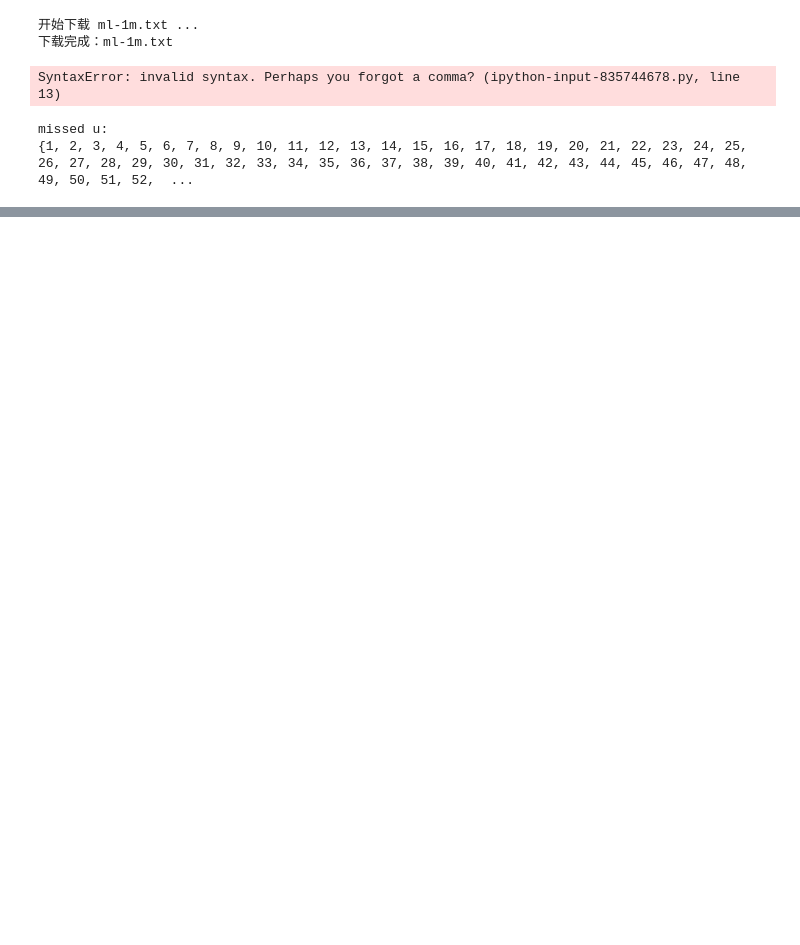
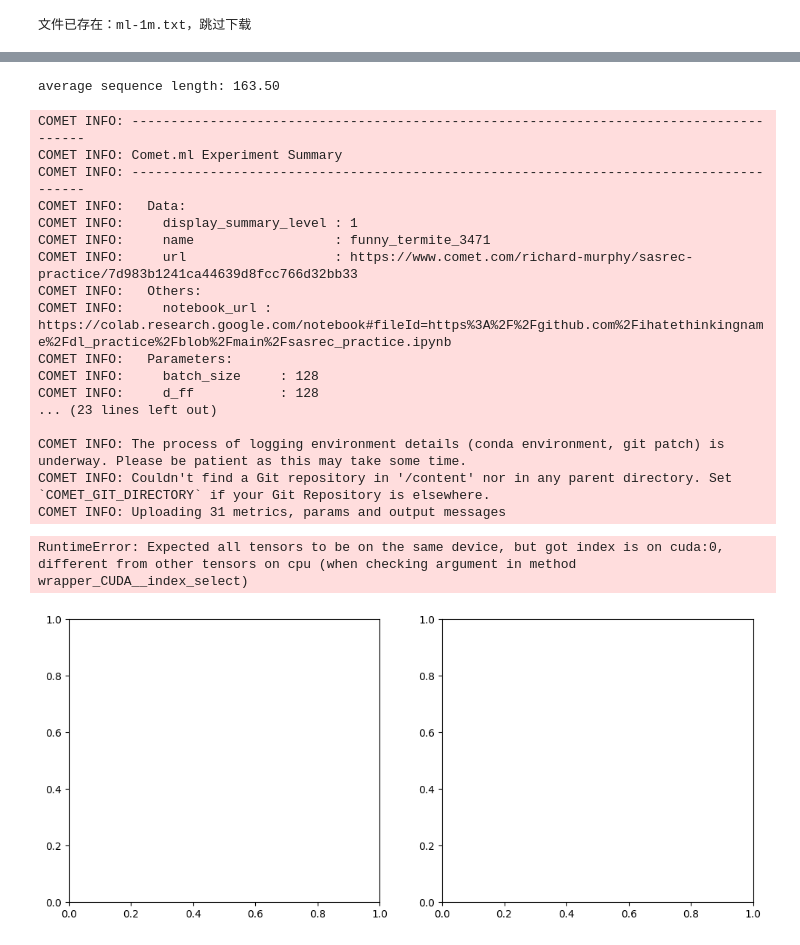
Before and after one commit to ihatethinkingname/dl_practice, a Jupyter notebook: sasrec_practice.ipynb, the cells around one changed output, grey strips where cells are left out. Saved outputs shown, nothing was run; the diff lists cells and outputs as text; code cells hidden in the pictures; blank space fills up the shorter version.

```diff
--- a/sasrec_practice.ipynb
+++ b/sasrec_practice.ipynb
@@ -36,7 +36,9 @@ class Embeddings(nn.Module):
     super().__init__()
     self.lut=nn.Embedding(vocab_size,d_model,padding_idx=0)
     self.d_model=d_model
-
+  @property
+  def weight(self):
+    return self.lut.weight
   def forward(self,x):
     return self.lut(x) * math.sqrt(self.d_model)
 
@@ -45,7 +47,9 @@ class PositionalEmbedding(nn.Module):
     super().__init__()
     self.pos_embedding=nn.Embedding(max_len,d_model,padding_idx=0)
     self.dropout=nn.Dropout(dropout_rate)
-
+  @property
+  def weight(self):
+    return self.pos_embedding.weight
   def forward(self,x,zero_padding=True):
     batch_size=x.shape[0]
     seq_len=x.shape[1]
@@ -276,7 +280,7 @@ def create_experiment(args):
                   project_name="sasrec_practice")
 
   # Log our hyperparameters, defined above, to the experiment
-  for param, value in args.items():
+  for param, value in vars(args).items():
     experiment.log_parameter(param, value)
   experiment.flush()
 
@@ -349,7 +353,7 @@ def data_partition(user_hist):
       user_valid[user]=[]
       user_test[user]=[]
     else:
-      user_train[user]=user_hist[user][:,-2]
+      user_train[user]=user_hist[user][:-2]
       user_valid[user]=[user_hist[user][-2]]
       user_test[user]=[user_hist[user][-1]]
   return user_train,user_valid,user_test
@@ -382,7 +386,7 @@ class SASRecDataset(Dataset):
     for i in reversed(self.user_train[uid][:-1]):
       seq[idx]=i
       pos[idx]=nxt
-      neg[idx]=random_neq(1,self.n_item+1,ts) # Change, don't need "if nxt != 0"
+      neg[idx]=random_seq(1,self.n_item+1,ts) # Change, don't need "if nxt != 0"
       nxt=i
       idx-=1
       if idx==-1:
@@ -463,10 +467,9 @@ def evaluate_valid(model,dataset,args):
 
 def evaluate(model,dataset,args):
   return share_eval(model,dataset,args,evaluate_test=True,criterion=bpr_criterion)
-# %% [output]
-开始下载 ml-1m.txt ...
-下载完成：ml-1m.txt
 # %%
+import argparse
+
 args=dict(
     d_model=32,
     n_head=2,
@@ -485,8 +488,7 @@ args=dict(
 
     top_k=10
 )
+args = argparse.Namespace(**args)
-# %% [output]
-SyntaxError: invalid syntax. Perhaps you forgot a comma? (ipython-input-835744678.py, line 13)
 # %%
 # Import data
 file_url = "https://raw.githubusercontent.com/pmixer/SASRec.pytorch/bdb6b77da98b9d6c395283d8b4e1a8bd7cb91efa/python/data/ml-1m.txt"
@@ -541,7 +543,7 @@ for epoch in range(args.n_epoch):
   for idx,batch in enumerate(tqdm(dataloader)):
     lion_optimizer.zero_grad()
     u,seq,pos,neg=(i.to(args.device) for i in batch)
-    pos_logits,neg_logits=model(u,seq,pos,neg)
+    pos_logits,neg_logits=model(seq,pos,neg)
     mask=(pos!=0)
     loss=bpr_criterion(pos_logits[mask],neg_logits[mask])
     emb=model.item_emb.weight
@@ -604,5 +606,4 @@ torch.save(model.state_dict(), "model.pth")
 experiment.log_model("sasrec", "model.pth")
 experiment.end()
 # %% [output]
-missed u:
-{1, 2, 3, 4, 5, 6, 7, 8, 9, 10, 11, 12, 13, 14, 15, 16, 17, 18, 19, 20, 21, 22, 23, 24, 25, 26, 27, 28, 29, 30, 31, 32, 33, 34, 35, 36, 37, 38, 39, 40, 41, 42, 43, 44, 45, 46, 47, 48, 49, 50, 51, 52,  ...
+文件已存在：ml-1m.txt，跳过下载
@@ -609,3 +611,23 @@ missed u:
+average sequence length: 163.50
+COMET INFO: ---------------------------------------------------------------------------------------
+COMET INFO: Comet.ml Experiment Summary
+COMET INFO: ---------------------------------------------------------------------------------------
+COMET INFO:   Data:
+COMET INFO:     display_summary_level : 1
+COMET INFO:     name                  : funny_termite_3471
+COMET INFO:     url                   : https://www.comet.com/richard-murphy/sasrec-practice/7d983b1241ca44639d8fcc766d32bb33
+COMET INFO:   Others:
+COMET INFO:     notebook_url : https://colab.research.google.com/notebook#fileId=https%3A%2F%2Fgithub.com%2Fihatethinkingname%2Fdl_practice%2Fblob%2Fmain%2Fsasrec_practice.ipynb
+COMET INFO:   Parameters:
+COMET INFO:     batch_size     : 128
+COMET INFO:     d_ff           : 128
+... (23 lines left out)
+
+COMET INFO: The process of logging environment details (conda environment, git patch) is underway. Please be patient as this may take some time.
+COMET INFO: Couldn't find a Git repository in '/content' nor in any parent directory. Set `COMET_GIT_DIRECTORY` if your Git Repository is elsewhere.
+COMET INFO: Uploading 31 metrics, params and output messages
+RuntimeError: Expected all tensors to be on the same device, but got index is on cuda:0, different from other tensors on cpu (when checking argument in method wrapper_CUDA__index_select)
+[figure, added]
 # %%
 import matplotlib.pyplot as plt
 import numpy as np
```
Also changed, not shown: parts of 9 cells of this notebook.
